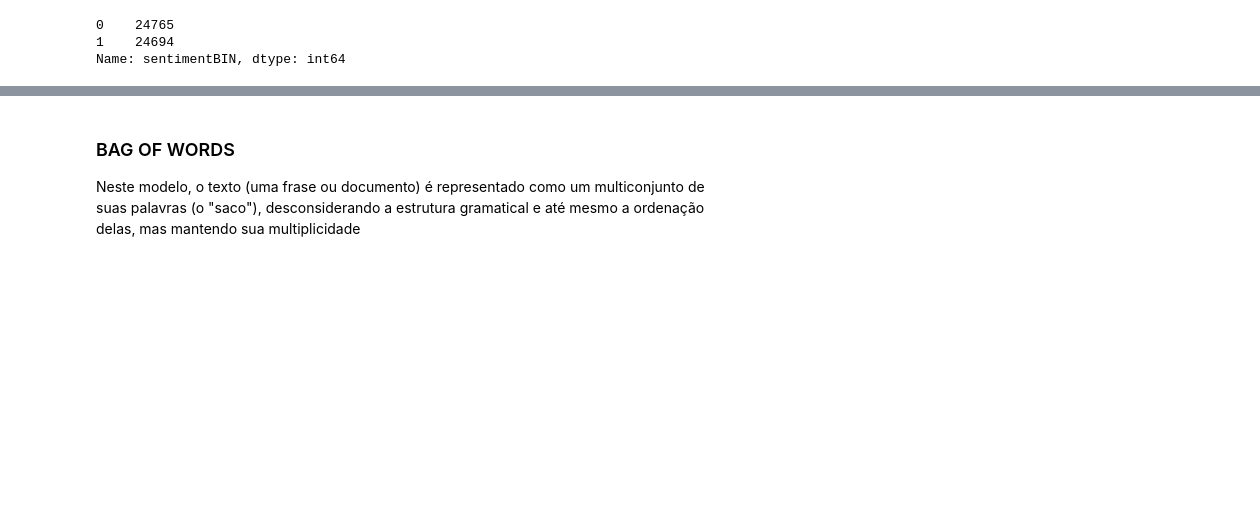
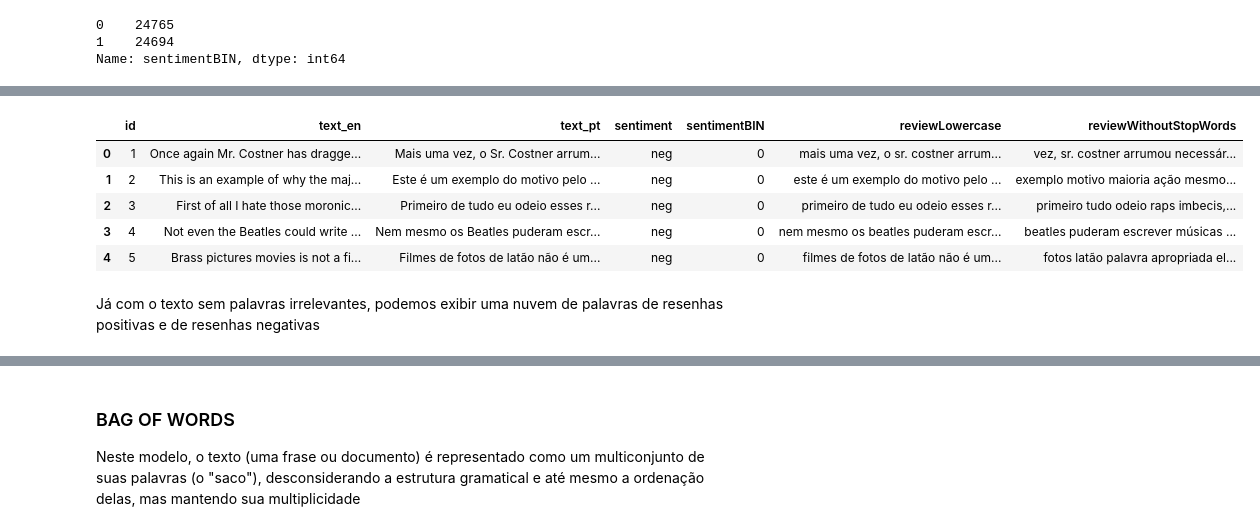
Before and after one commit to izmcm/machine-learning, a Jupyter notebook: [PLN]analise-filmes.ipynb, the cells around one changed output, grey strips where cells are left out. Saved outputs shown, nothing was run; the diff lists cells and outputs as text; code cells hidden in the pictures; blank space fills up the shorter version.

```diff
--- a/[PLN]analise-filmes.ipynb
+++ b/[PLN]analise-filmes.ipynb
@@ -45,0 +121,13 @@ Name: sentimentBIN, dtype: int64
+# %%
+review.head()
+# %% [output]
+|  | id | text_en | text_pt | sentiment | sentimentBIN | reviewLowercase | reviewWithoutStopWords |
+| 0 | 1 | Once again Mr. Costner has dragge... | Mais uma vez, o Sr. Costner arrum... | neg | 0 | mais uma vez, o sr. costner arrum... | vez, sr. costner arrumou necessár... |
+| 1 | 2 | This is an example of why the maj... | Este é um exemplo do motivo pelo ... | neg | 0 | este é um exemplo do motivo pelo ... | exemplo motivo maioria ação mesmo... |
+| 2 | 3 | First of all I hate those moronic... | Primeiro de tudo eu odeio esses r... | neg | 0 | primeiro de tudo eu odeio esses r... | primeiro tudo odeio raps imbecis,... |
+| 3 | 4 | Not even the Beatles could write ... | Nem mesmo os Beatles puderam escr... | neg | 0 | nem mesmo os beatles puderam escr... | beatles puderam escrever músicas ... |
+| 4 | 5 | Brass pictures movies is not a fi... | Filmes de fotos de latão não é um... | neg | 0 | filmes de fotos de latão não é um... | fotos latão palavra apropriada el... |
+# %% [markdown]
+
+Já com o texto sem palavras irrelevantes, podemos exibir uma nuvem de palavras de resenhas positivas e de resenhas
+negativas
```
Also changed, not shown: parts of 36 cells of this notebook.
